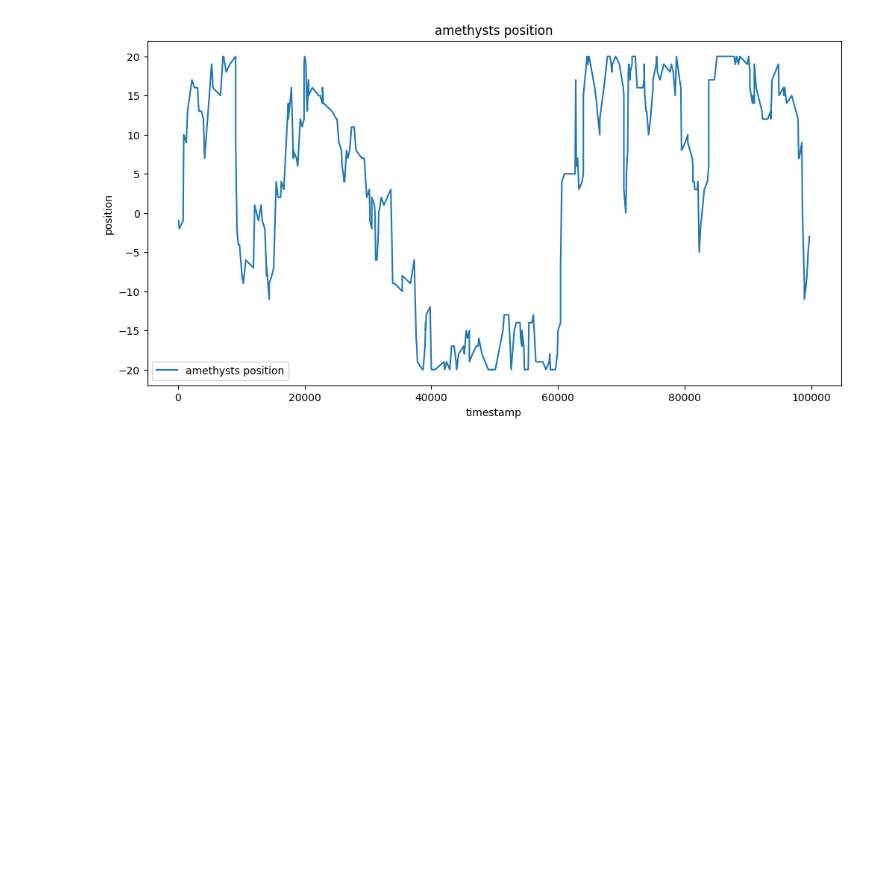
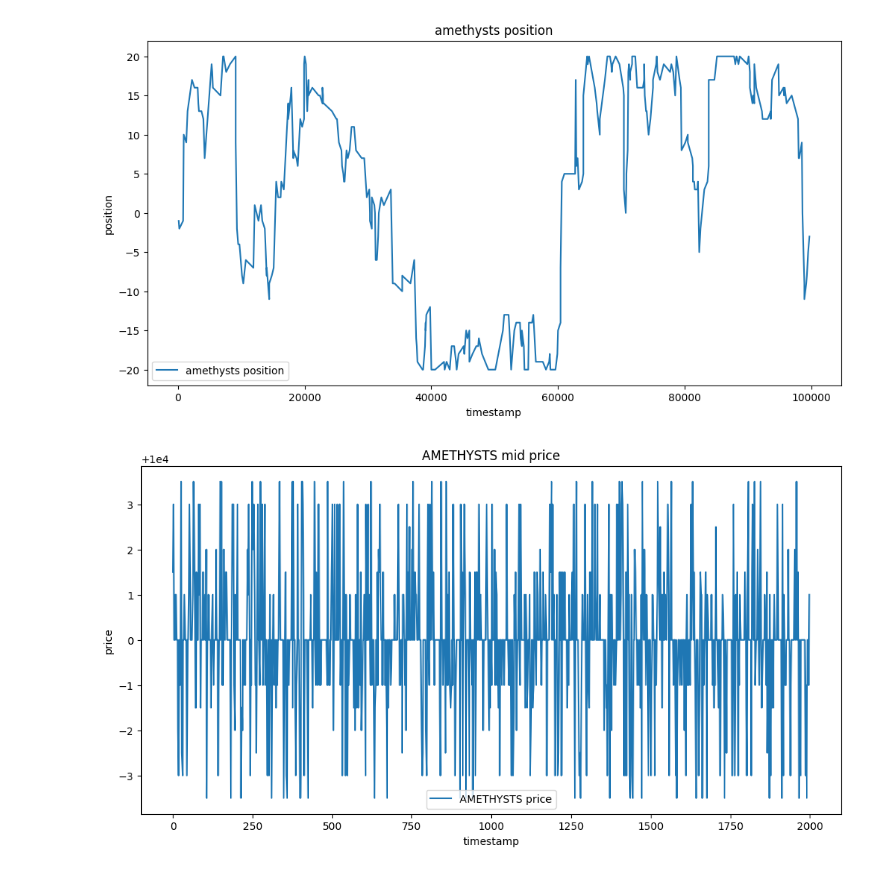
Before and after one commit to johannesfuest/prosperity-2, a Jupyter notebook: analysis/trades_analysis.ipynb, the cells around one changed output. Drawn from its saved outputs; the diff is of its cells as text; code cells hidden in the pictures; blank space fills up the shorter version.

Commit message:
fix extraction script and create plot for mid price and profit and loss

```diff
--- a/analysis/trades_analysis.ipynb
+++ b/analysis/trades_analysis.ipynb
@@ -10,6 +10,10 @@ trades = pd.read_json("../data/trades.json")
 trades.set_index('timestamp', inplace=True)
 trades["costs"] = trades["price"] * trades["quantity"]
 trades.head(5)
+
+rounds = pd.read_csv("../data/rounds.csv", sep=";")
+rounds_amethysts = rounds[rounds["product"] == "AMETHYSTS"]
+rounds_starfruit = rounds[rounds["product"] == "STARFRUIT"]
 # %%
 # add position column to trades
 amethysts = trades[trades['symbol'] == 'AMETHYSTS']
@@ -126,3 +130,14 @@ plt.ylabel('position')
 plt.show()
 # %% [output]
 [figure]
+# %%
+# plot mid price for amethysts
+plt.figure(figsize=(12, 6))
+plt.plot(rounds_amethysts.index, rounds_amethysts['mid_price'], label='AMETHYSTS price')
+plt.legend()
+plt.title('AMETHYSTS mid price')
+plt.xlabel('timestamp')
+plt.ylabel('price')
+plt.show()
+# %% [output]
+[figure, added]
```
Also changed, not shown: parts of 4 cells of this notebook, 1 other file.
